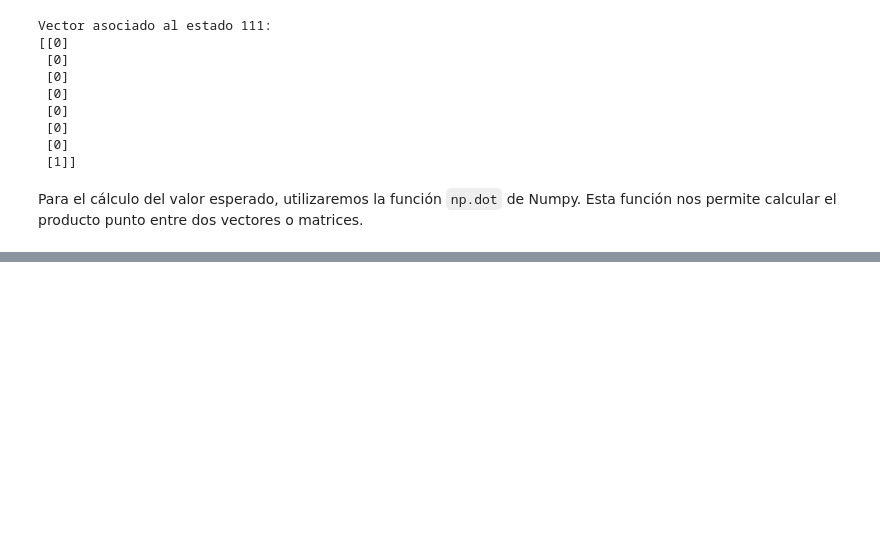
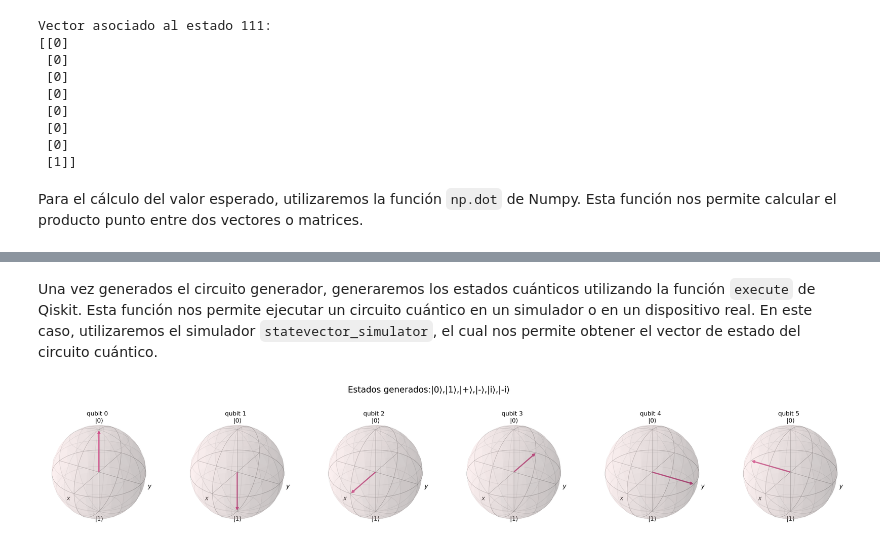
Before and after one commit to drjpeibol/QC-MsC, a Jupyter notebook: Linear-Algebra/Lab-2/lab_2.ipynb, the cells around one changed output, grey strips where cells are left out. Drawn from its saved outputs; the diff is of its cells as text; code cells hidden in the pictures; blank space fills up the shorter version.

```diff
--- a/Linear-Algebra/Lab-2/lab_2.ipynb
+++ b/Linear-Algebra/Lab-2/lab_2.ipynb
@@ -229,0 +303,11 @@ Valor esperado:
+# %% [markdown]
+Una vez generados el circuito generador, generaremos los estados cuánticos utilizando la función `execute` de Qiskit. Esta función nos permite ejecutar un circuito cuántico en un simulador o en un dispositivo real. En este caso, utilizaremos el simulador `statevector_simulator`, el cual nos permite obtener el vector de estado del circuito cuántico.
+# %%
+# Creamos el vector de estados
+states = qk.execute(qc, backend=qk.Aer.get_backend("statevector_simulator")).result().get_statevector()
+
+
+# Representamos los estados
+states.draw('bloch', title="Estados generados:|0⟩,|1⟩,|+⟩,|-⟩,|i⟩,|-i⟩ ",figsize=[10,10],title_font_size=35,font_size=25)
+# %% [output]
+[figure, added]
```
Also changed, not shown: parts of 17 cells of this notebook.
